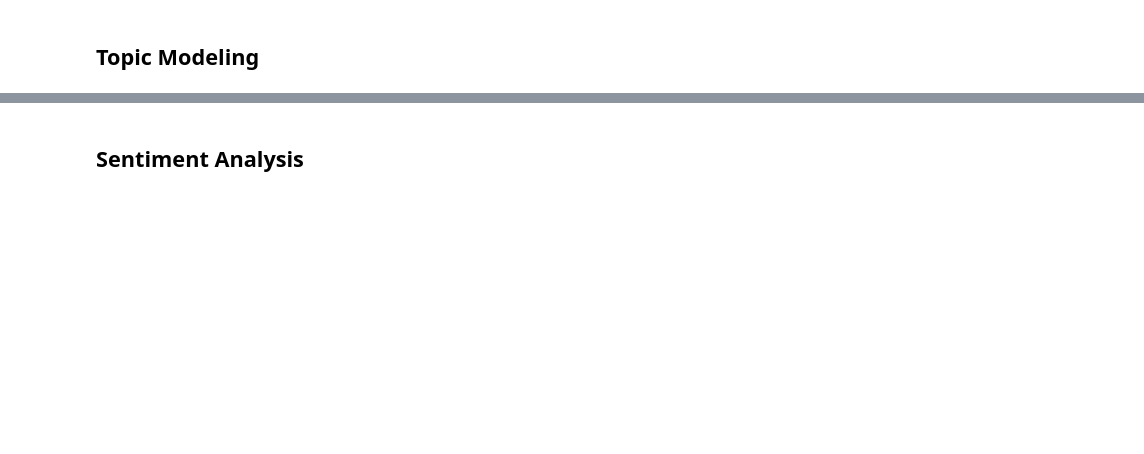
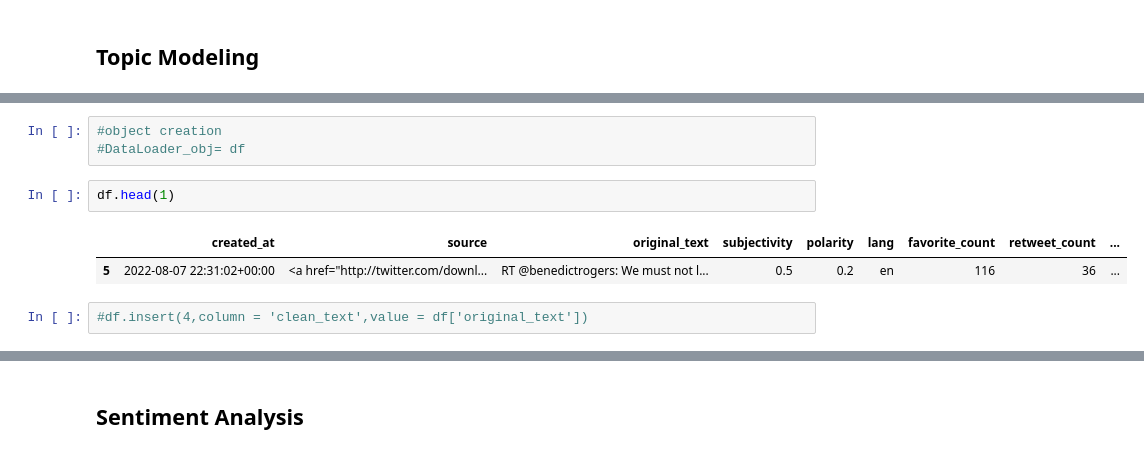
Before and after one commit to ekubay/Tiwitter-Data-Analysis, a Jupyter notebook: Data_Preprocessing_onTwitter_Data.ipynb, the cells around one changed output, grey strips where cells are left out. Drawn from its saved outputs; the diff is of its cells as text; blank space fills up the shorter version.

Commit message:
adding the clean tex

```diff
--- a/Data_Preprocessing_onTwitter_Data.ipynb
+++ b/Data_Preprocessing_onTwitter_Data.ipynb
@@ -185,0 +218,10 @@ plt.title("Relationship between polarity and favorite count", fontsize = 13, fon
+# %%
+#object creation
+#DataLoader_obj= df
+# %%
+df.head(1)
+# %% [output]
+|  | created_at | source | original_text | subjectivity | polarity | lang | favorite_count | retweet_count | ... |
+| 5 | 2022-08-07 22:31:02+00:00 | <a href="http://twitter.com/downl... | RT @benedictrogers: We must not l... | 0.5 | 0.2 | en | 116 | 36 | ... |
+# %%
+#df.insert(4,column = 'clean_text',value = df['original_text'])
```
Also changed, not shown: parts of 14 cells of this notebook.
